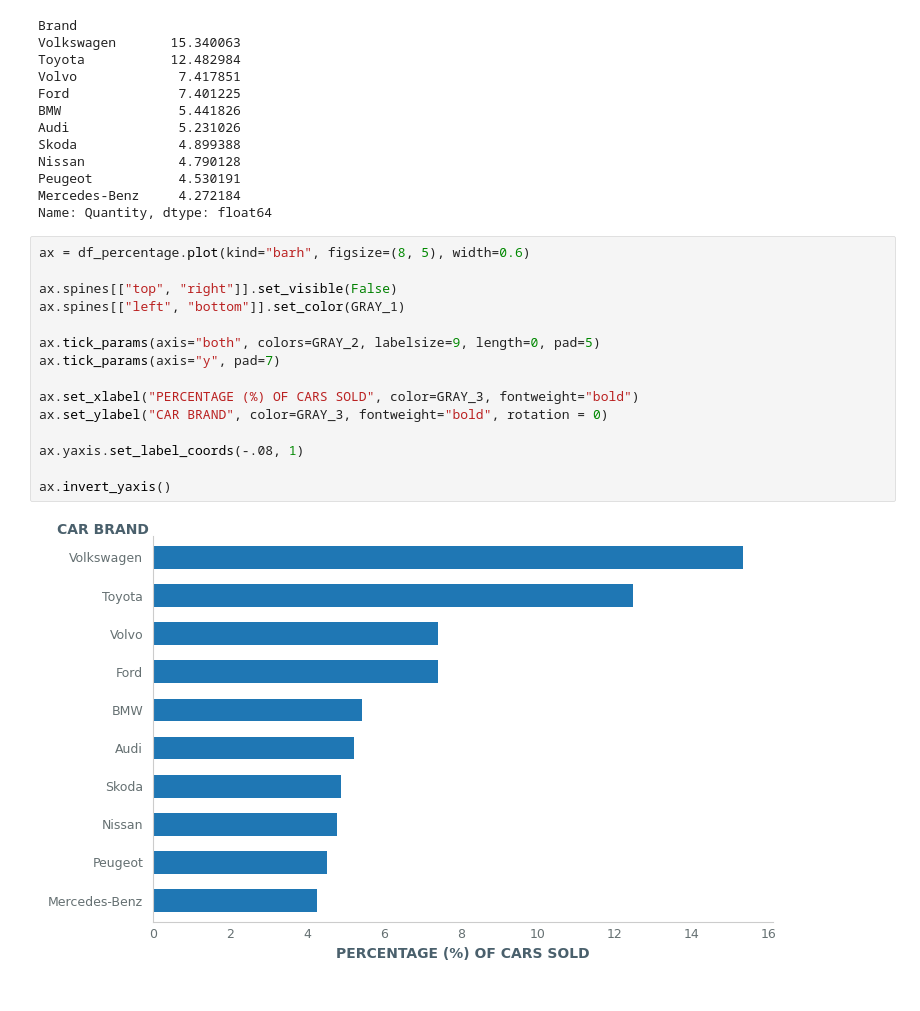
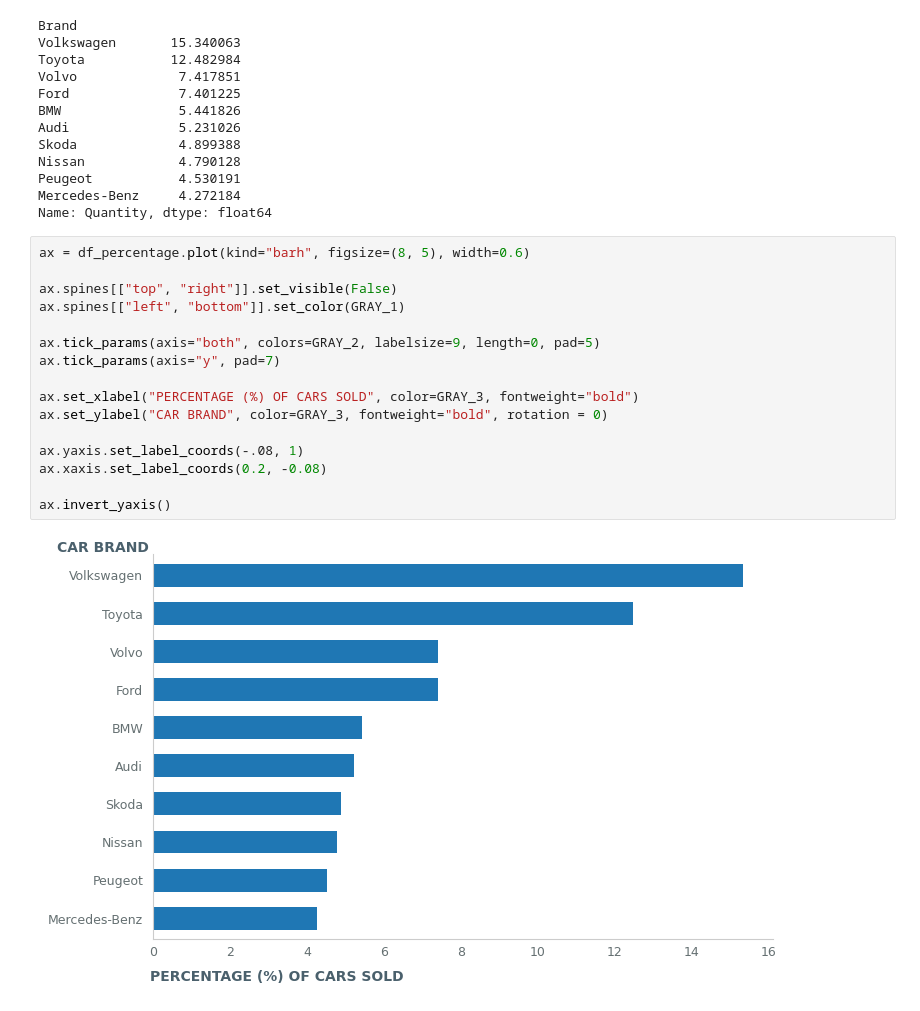
Before and after one commit to kokchun/data_vizualisation_kokchun_giang_de25, a Jupyter notebook: 10_storytelling_matplotlib/storytelling_bar.ipynb, the cells around one changed output. Drawn from its saved outputs; the diff is of its cells as text.

```diff
--- a/10_storytelling_matplotlib/storytelling_bar.ipynb
+++ b/10_storytelling_matplotlib/storytelling_bar.ipynb
@@ -111,17 +111,18 @@ Name: Quantity, dtype: float64
 # %%
 ax = df_percentage.plot(kind="barh", figsize=(8, 5), width=0.6)
 
 ax.spines[["top", "right"]].set_visible(False)
 ax.spines[["left", "bottom"]].set_color(GRAY_1)
 
 ax.tick_params(axis="both", colors=GRAY_2, labelsize=9, length=0, pad=5)
 ax.tick_params(axis="y", pad=7)
 
 ax.set_xlabel("PERCENTAGE (%) OF CARS SOLD", color=GRAY_3, fontweight="bold")
 ax.set_ylabel("CAR BRAND", color=GRAY_3, fontweight="bold", rotation = 0)
 
 ax.yaxis.set_label_coords(-.08, 1)
+ax.xaxis.set_label_coords(0.2, -0.08)
 
 ax.invert_yaxis()
 # %% [output]
-[figure, old version]
+[figure, new version]
```
